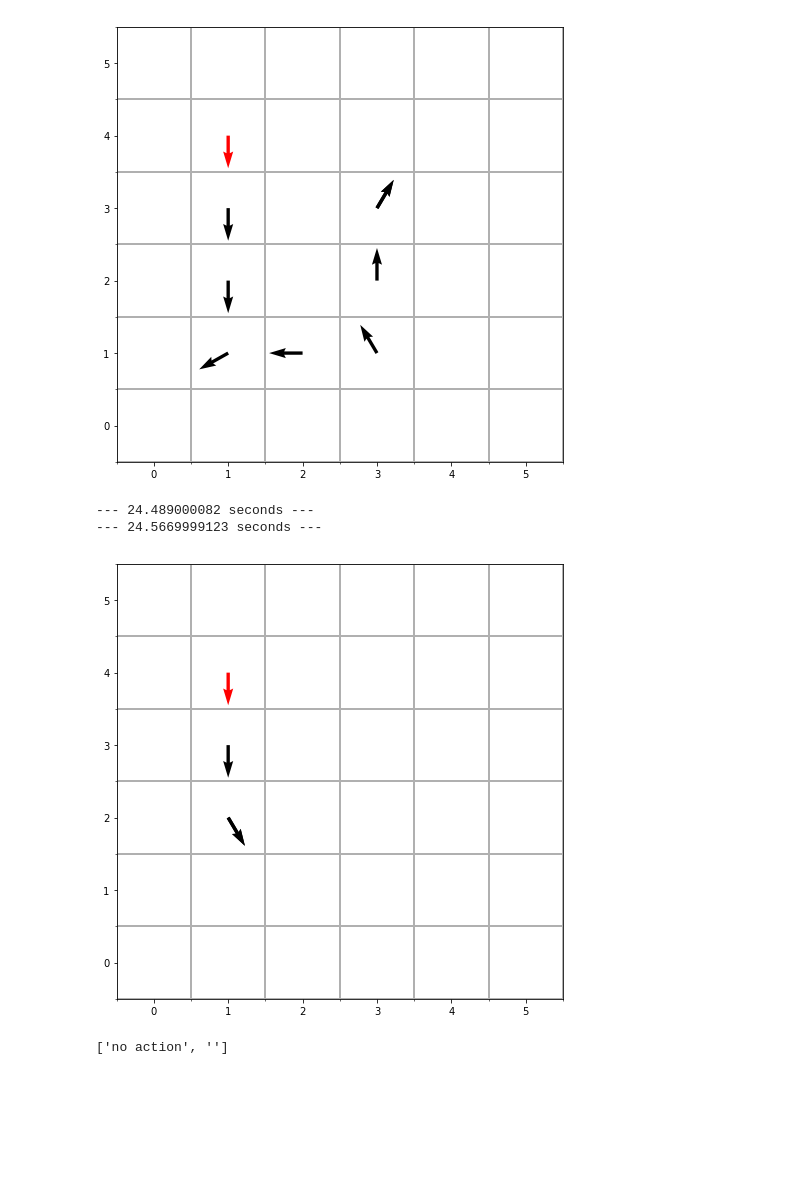
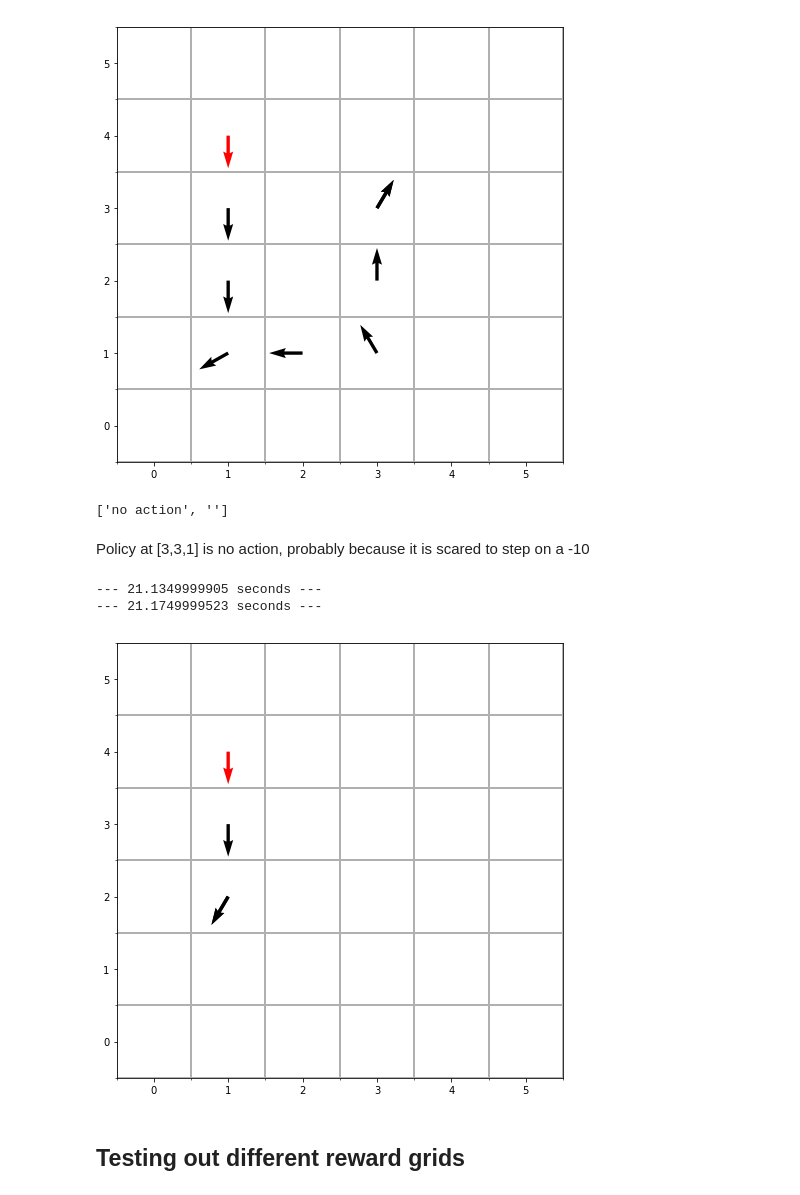
Before and after one commit to Jas-Jess/EE209-Computational-Robotics, a Jupyter notebook: PSET2/p5.ipynb, the cells around one changed output. Cells and saved outputs as stored; diff of their text form; code cells hidden in the pictures; blank space fills up the shorter version.

Commit message:
testing 5

```diff
--- a/PSET2/p5.ipynb
+++ b/PSET2/p5.ipynb
@@ -27,18 +29,6 @@ print("--- %s seconds ---" % (time.time() - start_time))
 --- 23.9249999523 seconds ---
 --- 23.9719998837 seconds ---
 [figure]
-# %%
-pi1 = PolicyIteration()
-# Testing out lower discount
-start_time = time.time()
-pi1.solve_optimal_policy(discount = 0.72, Pe = 0.25)
-print("--- %s seconds ---" % (time.time() - start_time))
-pi1.plot_trajectory([1,4,6], Pe = 0.25)
-print("--- %s seconds ---" % (time.time() - start_time))
-# %% [output]
---- 24.489000082 seconds ---
---- 24.5669999123 seconds ---
-[figure, removed]
 # %%
 import numpy as np
 s_index = np.where((np.array(pi.gw.S) == [3,3,1]).all(axis=1))[0][0]
@@ -52,6 +38,16 @@ pi.rg.reward_grid_5a()
+# %% [markdown]
+Policy at \[3,3,1\] is no action, probably because it is scared to step on a -10
 # %%
+pi1 = PolicyIteration()
+# Testing out lower discount
 start_time = time.time()
-pi.solve_optimal_policy(discount = 0.7, Pe = 0.25)
+pi1.solve_optimal_policy(discount = 0.69, Pe = 0.25)
 print("--- %s seconds ---" % (time.time() - start_time))
-pi.plot_trajectory([1,4,6], Pe = 0.25)
+pi1.plot_trajectory([1,4,6], Pe = 0.25)
 print("--- %s seconds ---" % (time.time() - start_time))
+# %% [output]
+--- 21.1349999905 seconds ---
+--- 21.1749999523 seconds ---
+[figure, added]
+# %% [markdown]
+## Testing out different reward grids
```
Also changed, not shown: parts of 5 cells of this notebook, 4 other files.
